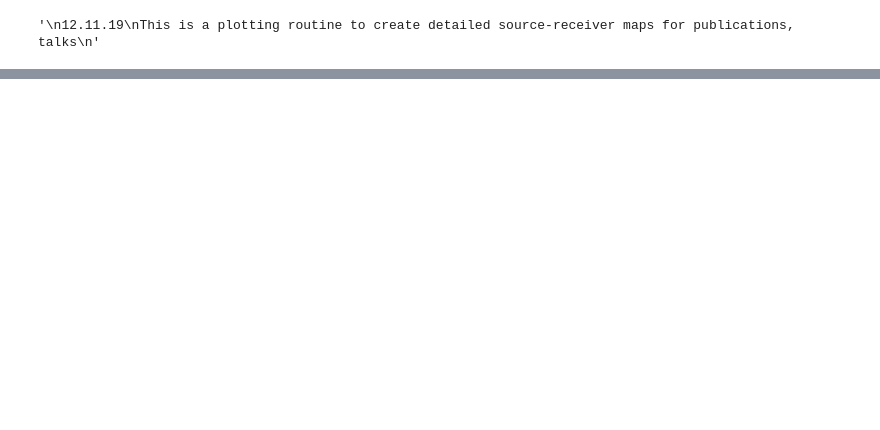
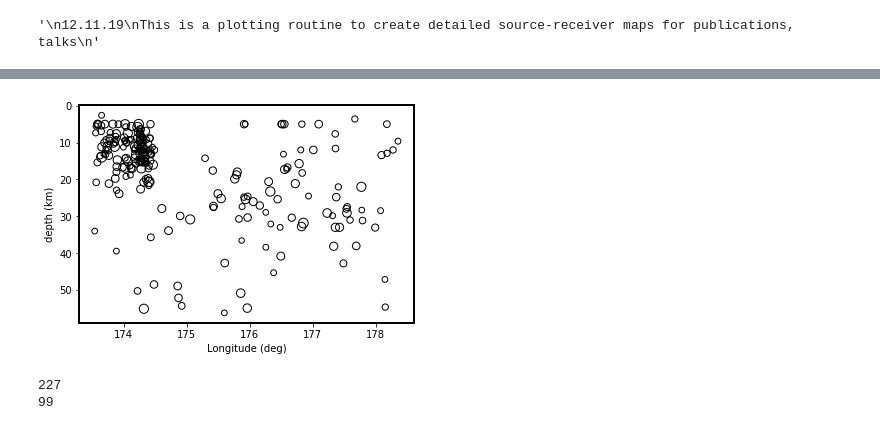
Before and after one commit to bch0w/spectral, a Jupyter notebook: publications/srcrcv_map.ipynb, the cells around one changed output, grey strips where cells are left out. Cells and saved outputs as stored; diff of their text form; code cells hidden in the pictures; blank space fills up the shorter version.

```diff
--- a/publications/srcrcv_map.ipynb
+++ b/publications/srcrcv_map.ipynb
@@ -548,0 +546,9 @@ plt.close()
+# %%
+# BEACHBALL MOMENT TENSOR INFORMATION
+beachball_colormap = plt.cm.jet_r
+# beachball_norms = [1.5E4, 3E4]
+beachball_norms = [1.25E4, 2.25E4]
+if True:
+    cat = read_events("fullscale_w_mt.xml")
+    depths, mags, normalize = get_beachballs(cat, cmap=beachball_colormap, norm_a=beachball_norms[0],
+                                             norm_b=beachball_norms[1])
@@ -548,0 +809,12 @@ plt.close()
+# %%
+# THIS CELL PLOTS EVENTS BY DEPTH
+plot_beachball_depth(cat=cat, choice="x", norm_a=30, norm_b=100)
+plt.savefig("./figures/event_depths.png")
+# %% [output]
+[figure, added]
+# %%
+print(len(cat))
+print(len(sta_x))
+# %% [output]
+227
+99
```
Also changed, not shown: parts of 35 cells of this notebook, 11 other files.
